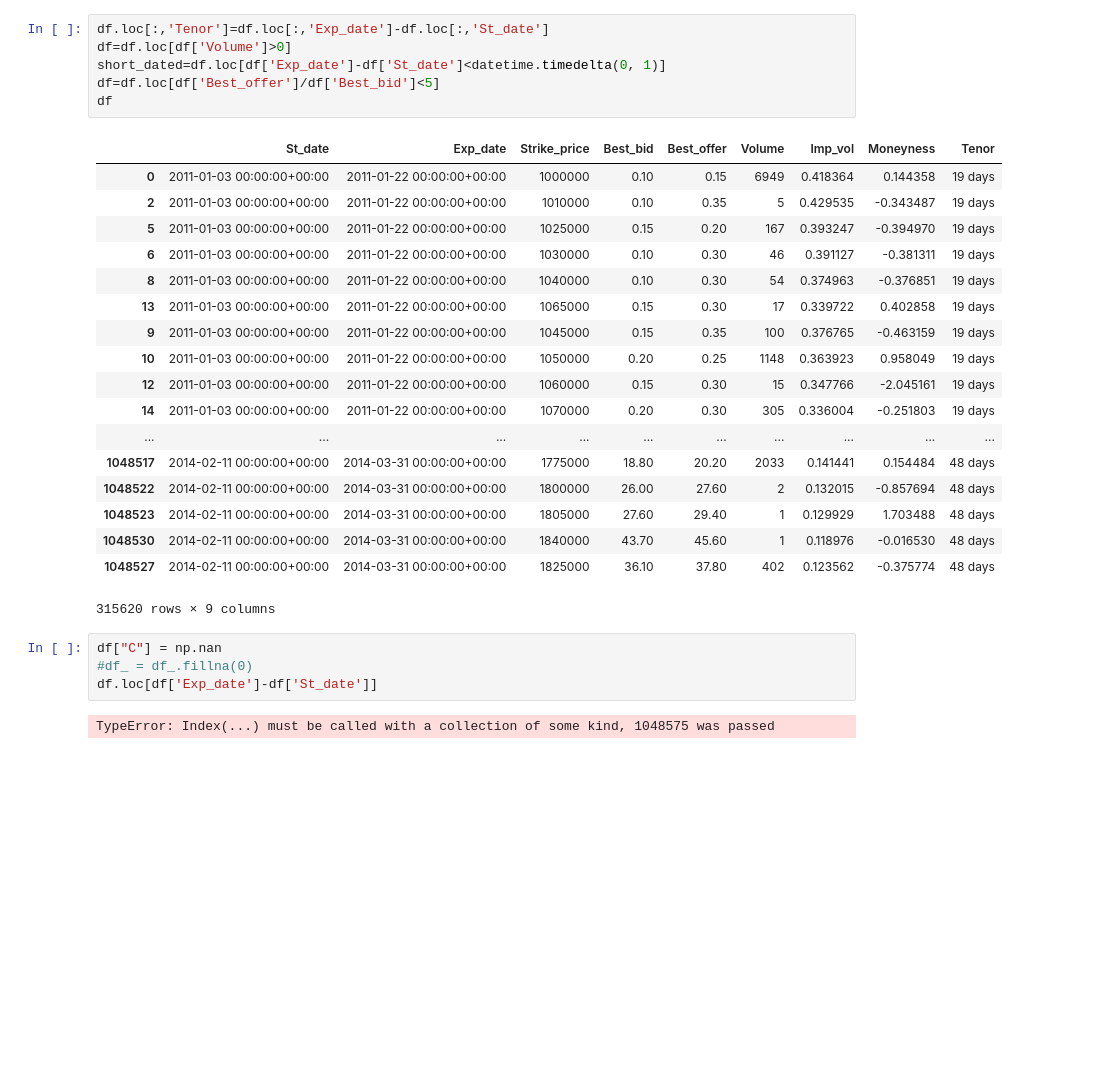
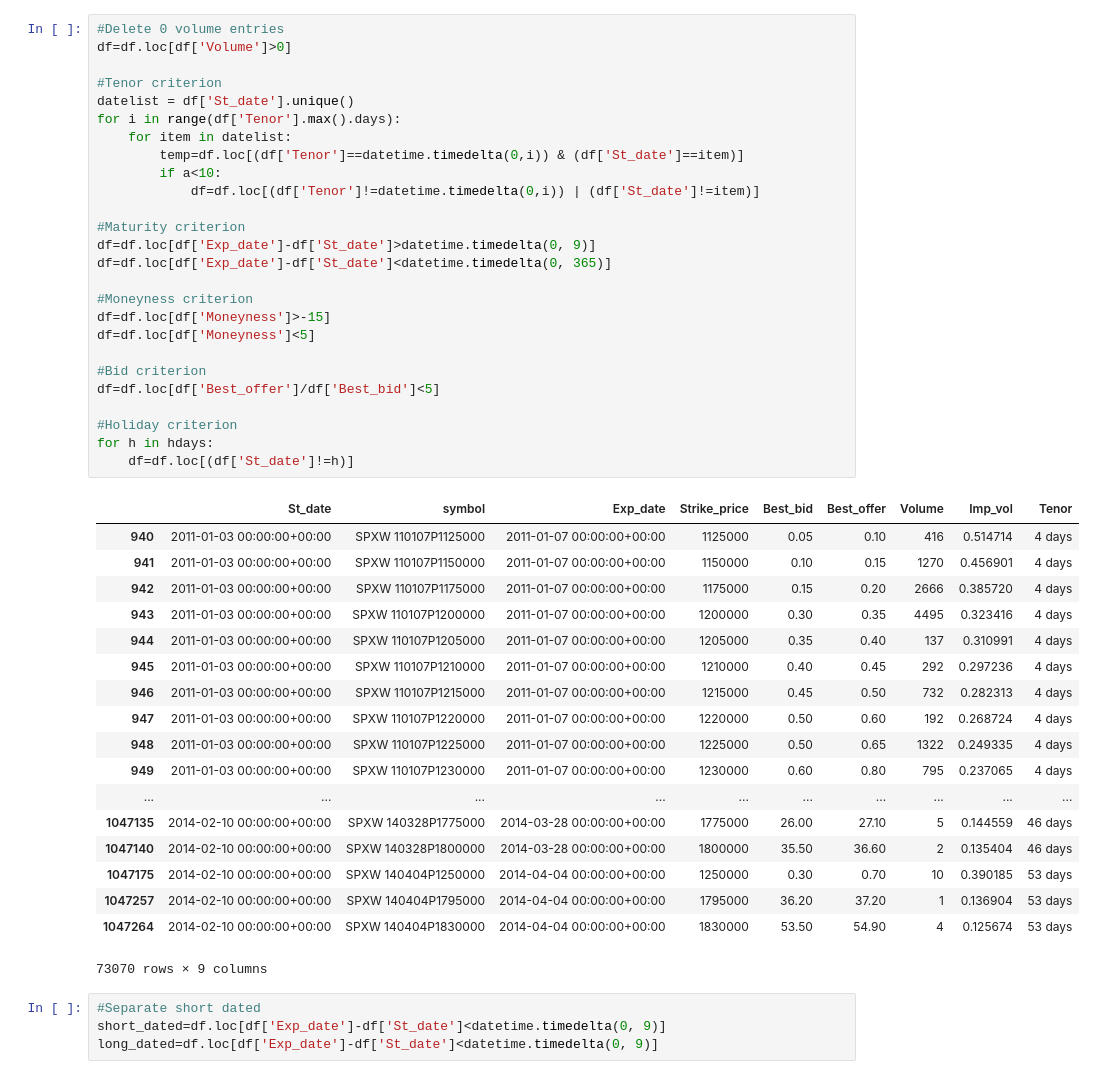
Before and after one commit to atharvap/349project, a Jupyter notebook: Paper_notebook.ipynb, the cells around one changed output. Cells and saved outputs as stored; diff of their text form; blank space fills up the shorter version.

```diff
--- a/Paper_notebook.ipynb
+++ b/Paper_notebook.ipynb
@@ -45,31 +112,49 @@ for row in df.itertuples(index=True, name='Pandas'):
+# %%
+#Delete 0 volume entries
+df=df.loc[df['Volume']>0]
+
+#Tenor criterion
+datelist = df['St_date'].unique()
+for i in range(df['Tenor'].max().days):
+    for item in datelist:
+        temp=df.loc[(df['Tenor']==datetime.timedelta(0,i)) & (df['St_date']==item)]
+        if a<10:
+            df=df.loc[(df['Tenor']!=datetime.timedelta(0,i)) | (df['St_date']!=item)]
+
+#Maturity criterion
+df=df.loc[df['Exp_date']-df['St_date']>datetime.timedelta(0, 9)]
+df=df.loc[df['Exp_date']-df['St_date']<datetime.timedelta(0, 365)]
+
+#Moneyness criterion
+df=df.loc[df['Moneyness']>-15]
+df=df.loc[df['Moneyness']<5]
+
+#Bid criterion
+df=df.loc[df['Best_offer']/df['Best_bid']<5]
+
+#Holiday criterion
+for h in hdays:
+    df=df.loc[(df['St_date']!=h)]
+# %% [output]
+|  | St_date | symbol | Exp_date | Strike_price | Best_bid | Best_offer | Volume | Imp_vol | Tenor |
+| 940 | 2011-01-03 00:00:00+00:00 | SPXW 110107P1125000 | 2011-01-07 00:00:00+00:00 | 1125000 | 0.05 | 0.10 | 416 | 0.514714 | 4 days |
+| 941 | 2011-01-03 00:00:00+00:00 | SPXW 110107P1150000 | 2011-01-07 00:00:00+00:00 | 1150000 | 0.10 | 0.15 | 1270 | 0.456901 | 4 days |
+| 942 | 2011-01-03 00:00:00+00:00 | SPXW 110107P1175000 | 2011-01-07 00:00:00+00:00 | 1175000 | 0.15 | 0.20 | 2666 | 0.385720 | 4 days |
+| 943 | 2011-01-03 00:00:00+00:00 | SPXW 110107P1200000 | 2011-01-07 00:00:00+00:00 | 1200000 | 0.30 | 0.35 | 4495 | 0.323416 | 4 days |
+| 944 | 2011-01-03 00:00:00+00:00 | SPXW 110107P1205000 | 2011-01-07 00:00:00+00:00 | 1205000 | 0.35 | 0.40 | 137 | 0.310991 | 4 days |
+| 945 | 2011-01-03 00:00:00+00:00 | SPXW 110107P1210000 | 2011-01-07 00:00:00+00:00 | 1210000 | 0.40 | 0.45 | 292 | 0.297236 | 4 days |
+| 946 | 2011-01-03 00:00:00+00:00 | SPXW 110107P1215000 | 2011-01-07 00:00:00+00:00 | 1215000 | 0.45 | 0.50 | 732 | 0.282313 | 4 days |
+| 947 | 2011-01-03 00:00:00+00:00 | SPXW 110107P1220000 | 2011-01-07 00:00:00+00:00 | 1220000 | 0.50 | 0.60 | 192 | 0.268724 | 4 days |
+| 948 | 2011-01-03 00:00:00+00:00 | SPXW 110107P1225000 | 2011-01-07 00:00:00+00:00 | 1225000 | 0.50 | 0.65 | 1322 | 0.249335 | 4 days |
+| 949 | 2011-01-03 00:00:00+00:00 | SPXW 110107P1230000 | 2011-01-07 00:00:00+00:00 | 1230000 | 0.60 | 0.80 | 795 | 0.237065 | 4 days |
+| ... | ... | ... | ... | ... | ... | ... | ... | ... | ... |
+| 1047135 | 2014-02-10 00:00:00+00:00 | SPXW 140328P1775000 | 2014-03-28 00:00:00+00:00 | 1775000 | 26.00 | 27.10 | 5 | 0.144559 | 46 days |
+| 1047140 | 2014-02-10 00:00:00+00:00 | SPXW 140328P1800000 | 2014-03-28 00:00:00+00:00 | 1800000 | 35.50 | 36.60 | 2 | 0.135404 | 46 days |
+| 1047175 | 2014-02-10 00:00:00+00:00 | SPXW 140404P1250000 | 2014-04-04 00:00:00+00:00 | 1250000 | 0.30 | 0.70 | 10 | 0.390185 | 53 days |
+| 1047257 | 2014-02-10 00:00:00+00:00 | SPXW 140404P1795000 | 2014-04-04 00:00:00+00:00 | 1795000 | 36.20 | 37.20 | 1 | 0.136904 | 53 days |
+| 1047264 | 2014-02-10 00:00:00+00:00 | SPXW 140404P1830000 | 2014-04-04 00:00:00+00:00 | 1830000 | 53.50 | 54.90 | 4 | 0.125674 | 53 days |
+73070 rows × 9 columns
 # %%
-df.loc[:,'Tenor']=df.loc[:,'Exp_date']-df.loc[:,'St_date']
-df=df.loc[df['Volume']>0]
-short_dated=df.loc[df['Exp_date']-df['St_date']<datetime.timedelta(0, 1)]
-df=df.loc[df['Best_offer']/df['Best_bid']<5]
-df
+#Separate short dated
+short_dated=df.loc[df['Exp_date']-df['St_date']<datetime.timedelta(0, 9)]
+long_dated=df.loc[df['Exp_date']-df['St_date']<datetime.timedelta(0, 9)]
-# %% [output]
-|  | St_date | Exp_date | Strike_price | Best_bid | Best_offer | Volume | Imp_vol | Moneyness | Tenor |
-| 0 | 2011-01-03 00:00:00+00:00 | 2011-01-22 00:00:00+00:00 | 1000000 | 0.10 | 0.15 | 6949 | 0.418364 | 0.144358 | 19 days |
-| 2 | 2011-01-03 00:00:00+00:00 | 2011-01-22 00:00:00+00:00 | 1010000 | 0.10 | 0.35 | 5 | 0.429535 | -0.343487 | 19 days |
-| 5 | 2011-01-03 00:00:00+00:00 | 2011-01-22 00:00:00+00:00 | 1025000 | 0.15 | 0.20 | 167 | 0.393247 | -0.394970 | 19 days |
-| 6 | 2011-01-03 00:00:00+00:00 | 2011-01-22 00:00:00+00:00 | 1030000 | 0.10 | 0.30 | 46 | 0.391127 | -0.381311 | 19 days |
-| 8 | 2011-01-03 00:00:00+00:00 | 2011-01-22 00:00:00+00:00 | 1040000 | 0.10 | 0.30 | 54 | 0.374963 | -0.376851 | 19 days |
-| 13 | 2011-01-03 00:00:00+00:00 | 2011-01-22 00:00:00+00:00 | 1065000 | 0.15 | 0.30 | 17 | 0.339722 | 0.402858 | 19 days |
-| 9 | 2011-01-03 00:00:00+00:00 | 2011-01-22 00:00:00+00:00 | 1045000 | 0.15 | 0.35 | 100 | 0.376765 | -0.463159 | 19 days |
-| 10 | 2011-01-03 00:00:00+00:00 | 2011-01-22 00:00:00+00:00 | 1050000 | 0.20 | 0.25 | 1148 | 0.363923 | 0.958049 | 19 days |
-| 12 | 2011-01-03 00:00:00+00:00 | 2011-01-22 00:00:00+00:00 | 1060000 | 0.15 | 0.30 | 15 | 0.347766 | -2.045161 | 19 days |
-| 14 | 2011-01-03 00:00:00+00:00 | 2011-01-22 00:00:00+00:00 | 1070000 | 0.20 | 0.30 | 305 | 0.336004 | -0.251803 | 19 days |
-| ... | ... | ... | ... | ... | ... | ... | ... | ... | ... |
-| 1048517 | 2014-02-11 00:00:00+00:00 | 2014-03-31 00:00:00+00:00 | 1775000 | 18.80 | 20.20 | 2033 | 0.141441 | 0.154484 | 48 days |
-| 1048522 | 2014-02-11 00:00:00+00:00 | 2014-03-31 00:00:00+00:00 | 1800000 | 26.00 | 27.60 | 2 | 0.132015 | -0.857694 | 48 days |
-| 1048523 | 2014-02-11 00:00:00+00:00 | 2014-03-31 00:00:00+00:00 | 1805000 | 27.60 | 29.40 | 1 | 0.129929 | 1.703488 | 48 days |
-| 1048530 | 2014-02-11 00:00:00+00:00 | 2014-03-31 00:00:00+00:00 | 1840000 | 43.70 | 45.60 | 1 | 0.118976 | -0.016530 | 48 days |
-| 1048527 | 2014-02-11 00:00:00+00:00 | 2014-03-31 00:00:00+00:00 | 1825000 | 36.10 | 37.80 | 402 | 0.123562 | -0.375774 | 48 days |
-315620 rows × 9 columns
-# %%
-df["C"] = np.nan
-#df_ = df_.fillna(0)
-df.loc[df['Exp_date']-df['St_date']]
-# %% [output]
-TypeError: Index(...) must be called with a collection of some kind, 1048575 was passed
```
Also changed, not shown: parts of 8 cells of this notebook.
